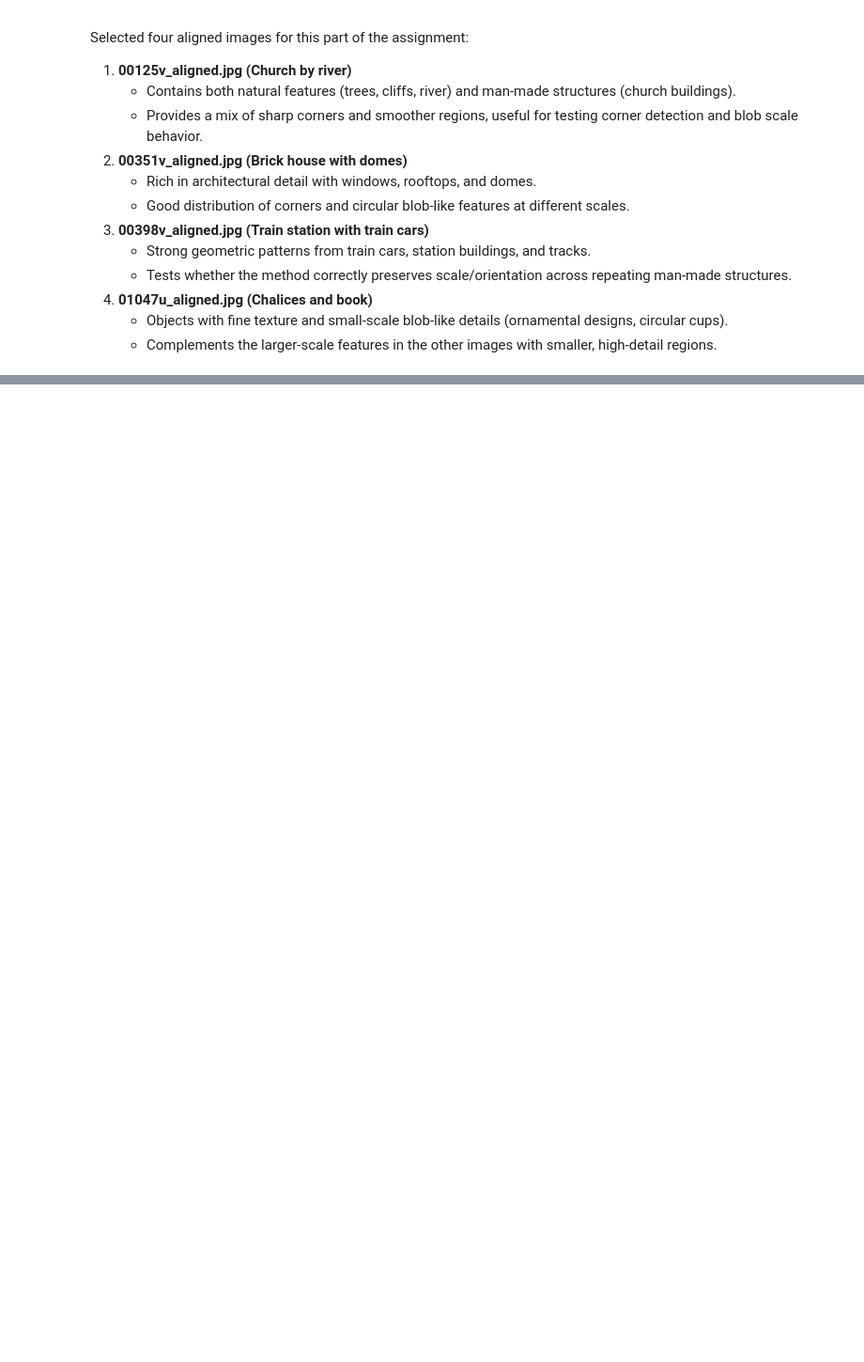
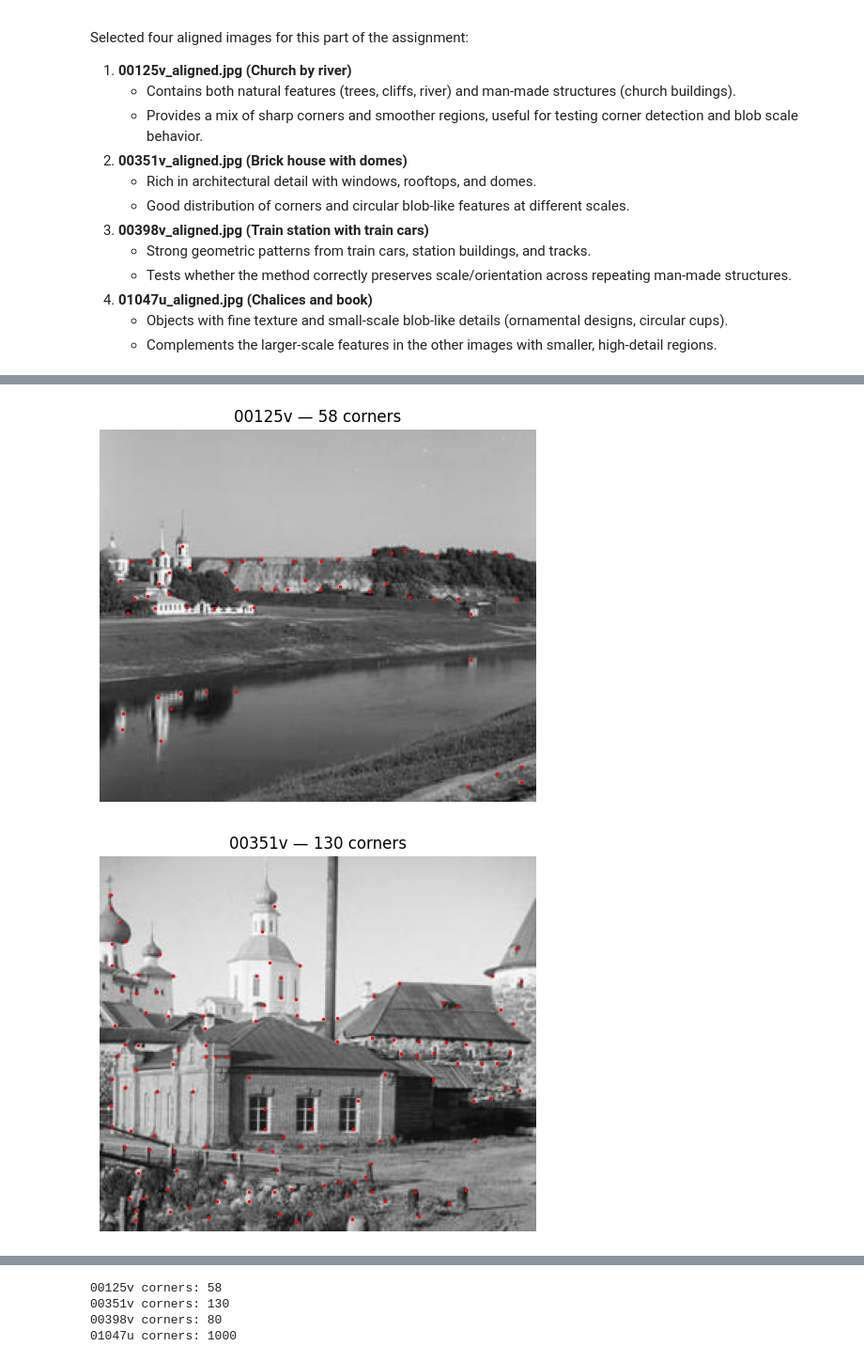
Before and after one commit to rashiqul/ece549, a Jupyter notebook: notebooks/alam_rashiqul_a2_p2.ipynb, the cells around one changed output, grey strips where cells are left out. Shown at 94% size. Saved outputs shown, nothing was run; the diff lists cells and outputs as text; code cells hidden in the pictures; blank space fills up the shorter version.

Commit message:
Build a harris-corner detector

```diff
--- a/notebooks/alam_rashiqul_a2_p2.ipynb
+++ b/notebooks/alam_rashiqul_a2_p2.ipynb
@@ -159,0 +338,44 @@ for name, imgs in selected_images_dict.items():
+# %%
+def plot_corner_overlay(image, corner_coords, title="Harris corners"):
+    """
+    Overlay detected corners on the image.
+    Args:
+        image: 2D numpy array, grayscale image
+        corner_coords: Nx2 numpy array, coordinates of detected corners (row, col)
+        title: str, plot title
+    """
+    fig, ax = plt.subplots(figsize=(6, 6))
+    ax.imshow(image, cmap='gray')
+    if len(corner_coords) > 0:
+        ax.plot(corner_coords[:, 1], corner_coords[:, 0], 'r.', markersize=3)
+    ax.set_title(f"{title} — {len(corner_coords)} corners")
+    ax.axis('off')
+    plt.show()
+# %%
+# Entry function for Harris corner detection
+def run_harris_on_selected_images(selected_images_dict, show=True):
+    """
+    Function to run harris corner detection on selected images.
+    Args:
+        selected_images_dict: dictionary containing selected images
+        show: if True display the results
+    Returns:
+        results: dictionary with Harris corner detection results
+    """
+    results = {}
+    for name, image in selected_images_dict.items():
+        harris_response, corner_coords = harris_corner_detector(image, **harris_configs)
+        if show:
+            plot_corner_overlay(image, corner_coords, title=f"{name}")
+        results[name] = {'response': harris_response, 'coords': corner_coords}
+    return results
+# %%
+# Run Harris corner detection on selected images
+harris_results = run_harris_on_selected_images(selected_images_dict, show=True)
+
+# Print number of corners detected in each image
+for k, v in harris_results.items():
+    print(k, "corners:", len(v['coords']))
+# %% [output]
+[figure, added]
+[figure, added]
@@ -159,0 +384,4 @@ for name, imgs in selected_images_dict.items():
+00125v corners: 58
+00351v corners: 130
+00398v corners: 80
+01047u corners: 1000
```
Also changed, not shown: parts of 7 cells of this notebook.
